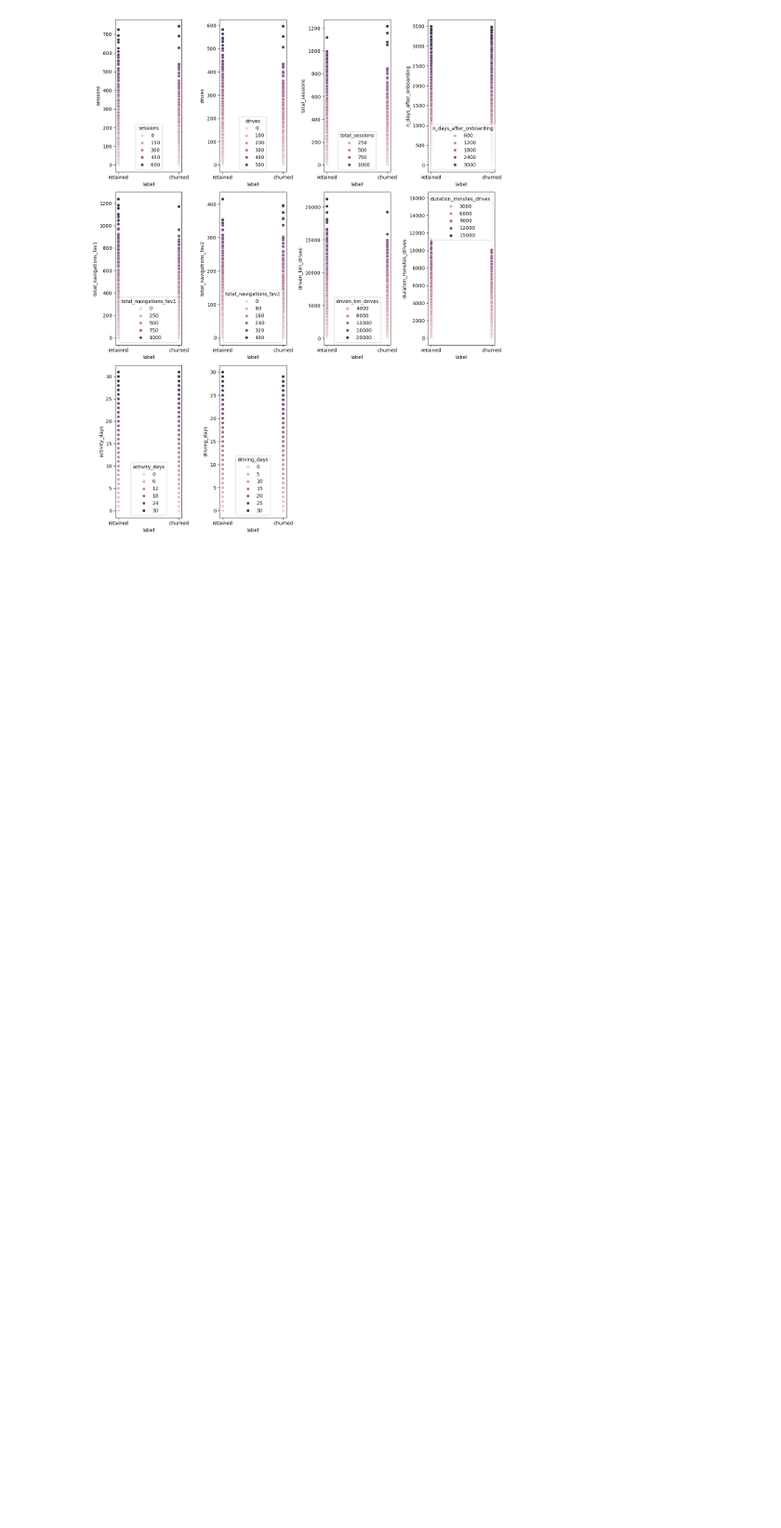
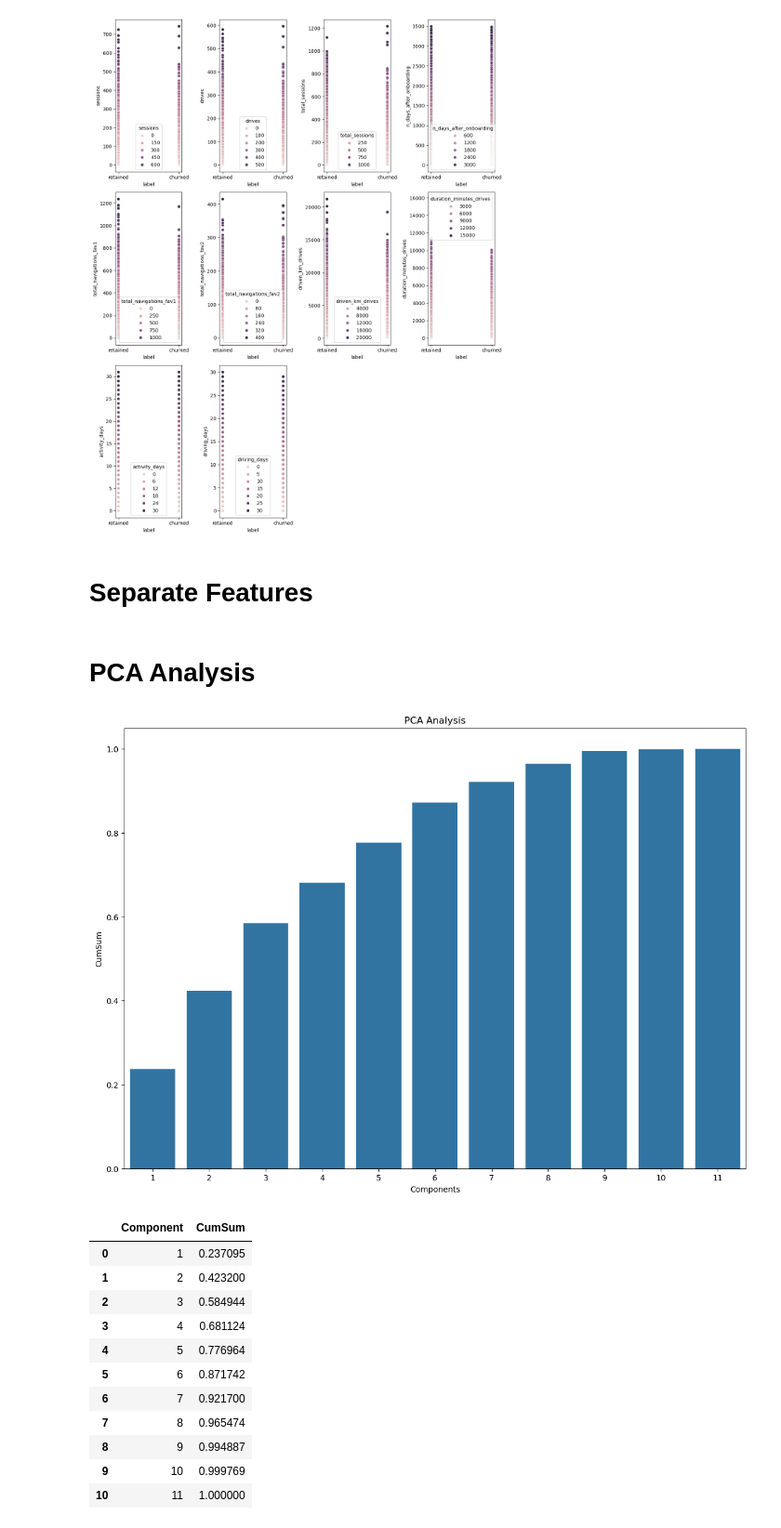
Before and after one commit to MaukanMir/Waze-Analysis, a Jupyter notebook: training.ipynb, the cells around one changed output. Shown at 93% size. Cells and saved outputs as stored; diff of their text form; code cells hidden in the pictures; blank space fills up the shorter version.

```diff
--- a/training.ipynb
+++ b/training.ipynb
@@ -601,3 +601,29 @@ sns.heatmap(data=relations, annot=True)
 scatter_plot(full_df, numeric_types.columns, "label")
 # %% [output]
 [figure]
+# %% [markdown]
+# Separate Features
+# %%
+X = full_df.drop("label", axis=1)
+y = full_df["label"]
+
+encoder = LabelEncoder()
+y_encoded = encoder.fit_transform(y)
+# %% [markdown]
+# PCA Analysis
+# %%
+pca_analysis(X, preprocessor)
+# %% [output]
+[figure, added]
+|  | Component | CumSum |
+| 0 | 1 | 0.237095 |
+| 1 | 2 | 0.423200 |
+| 2 | 3 | 0.584944 |
+| 3 | 4 | 0.681124 |
+| 4 | 5 | 0.776964 |
+| 5 | 6 | 0.871742 |
+| 6 | 7 | 0.921700 |
+| 7 | 8 | 0.965474 |
+| 8 | 9 | 0.994887 |
+| 9 | 10 | 0.999769 |
+| 10 | 11 | 1.000000 |
```
Also changed, not shown: parts of 4 cells of this notebook.
